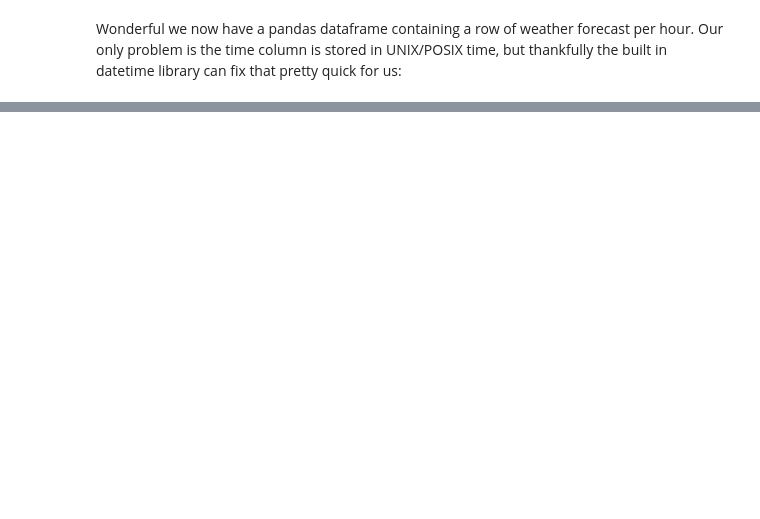
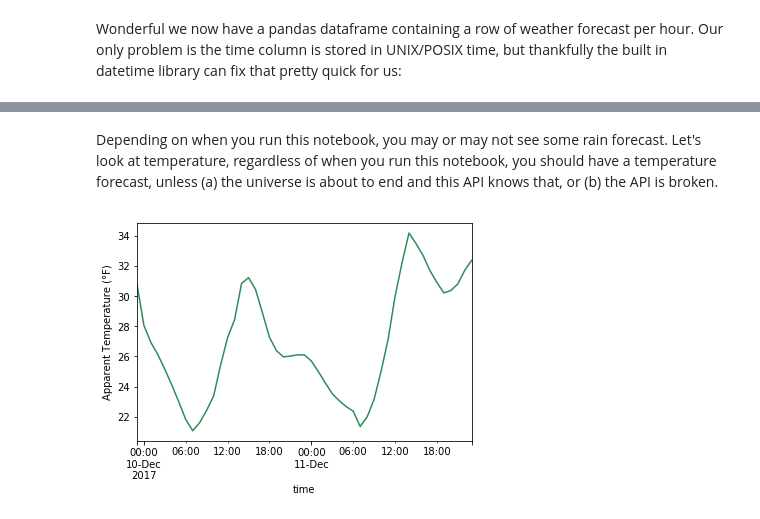
Before and after one commit to tvashtar/python_fun, a Jupyter notebook: email-weather-forecast/forecast_email_and_lights.ipynb, the cells around one changed output, grey strips where cells are left out. Saved outputs shown, nothing was run; the diff lists cells and outputs as text; code cells hidden in the pictures; blank space fills up the shorter version.

```diff
--- a/email-weather-forecast/forecast_email_and_lights.ipynb
+++ b/email-weather-forecast/forecast_email_and_lights.ipynb
@@ -84,0 +106,8 @@ Wonderful now we can see that we have hourly forecasts for the next two days sta
+# %% [markdown]
+Depending on when you run this notebook, you may or may not see some rain forecast. Let's look at temperature, regardless of when you run this notebook, you should have a temperature forecast, unless (a) the universe is about to end and this API knows that, or (b) the API is broken.
+# %%
+ax = hourly_df.apparentTemperature.plot(style='seagreen')
+ax.set_ylabel('Apparent Temperature (°F)')
+ax = _
+# %% [output]
+[figure, added]
```
Also changed, not shown: parts of 28 cells of this notebook, 2 other files.
